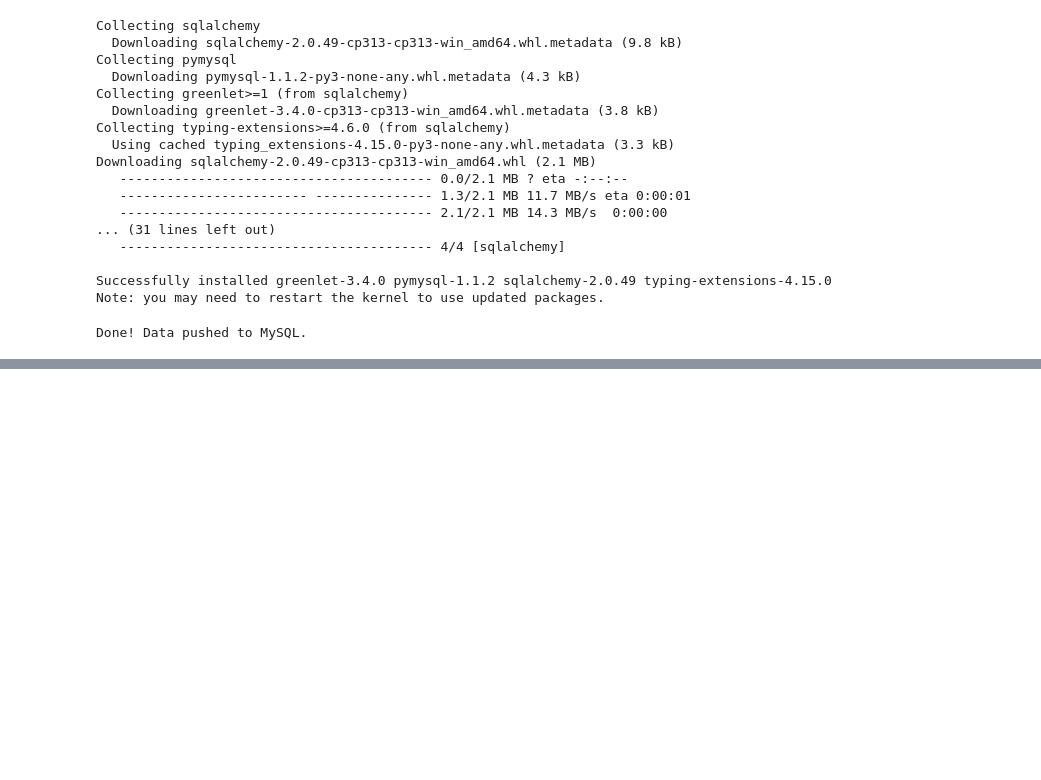
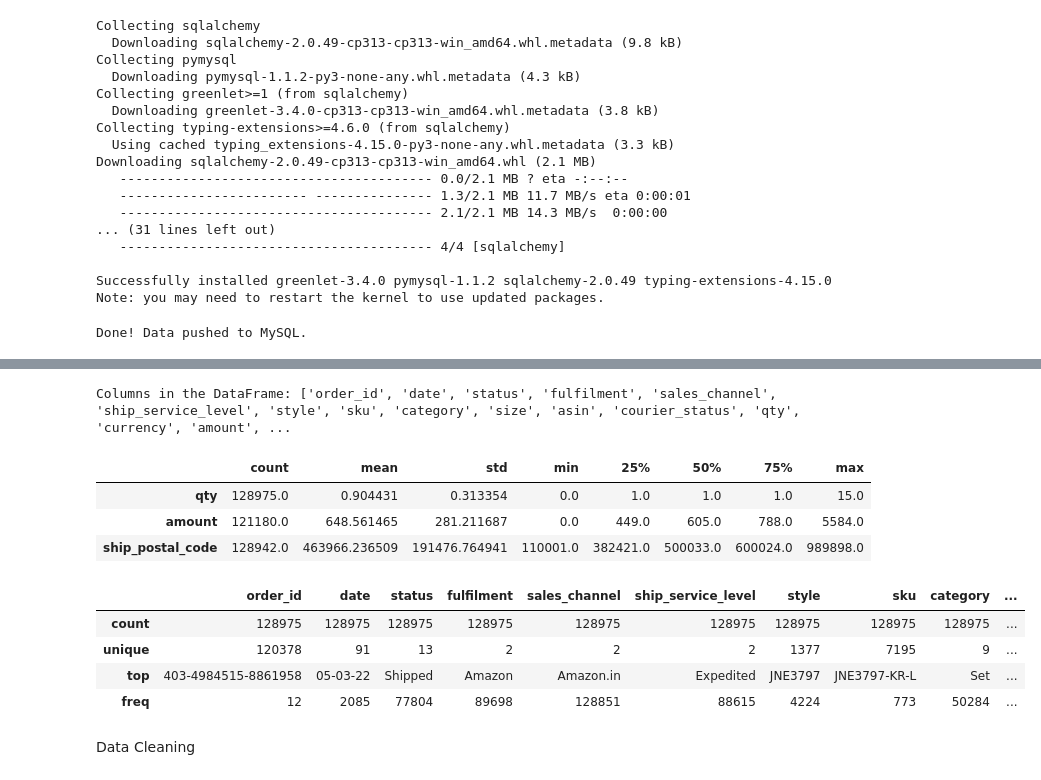
Before and after one commit to AbhishekSohal/Ecommerce_Dashboard, a Jupyter notebook: amazon_analysis.ipynb, the cells around one changed output, grey strips where cells are left out. Drawn from its saved outputs; the diff is of its cells as text; code cells hidden in the pictures; blank space fills up the shorter version.

```diff
--- a/amazon_analysis.ipynb
+++ b/amazon_analysis.ipynb
@@ -48,0 +107,23 @@ Done! Data pushed to MySQL.
+# %%
+df.columns=df.columns.str.strip().str.lower().str.replace(' ','_').str.replace('-','_')
+print(f"Columns in the DataFrame: {df.columns.tolist()}")
+# %% [output]
+Columns in the DataFrame: ['order_id', 'date', 'status', 'fulfilment', 'sales_channel', 'ship_service_level', 'style', 'sku', 'category', 'size', 'asin', 'courier_status', 'qty', 'currency', 'amount', ...
+# %%
+df.describe().T
+# %% [output]
+|  | count | mean | std | min | 25% | 50% | 75% | max |
+| qty | 128975.0 | 0.904431 | 0.313354 | 0.0 | 1.0 | 1.0 | 1.0 | 15.0 |
+| amount | 121180.0 | 648.561465 | 281.211687 | 0.0 | 449.0 | 605.0 | 788.0 | 5584.0 |
+| ship_postal_code | 128942.0 | 463966.236509 | 191476.764941 | 110001.0 | 382421.0 | 500033.0 | 600024.0 | 989898.0 |
+# %%
+#Descriptive statistics for categorical columns
+df.describe(include='O')
+# %% [output]
+|  | order_id | date | status | fulfilment | sales_channel | ship_service_level | style | sku | category | ... |
+| count | 128975 | 128975 | 128975 | 128975 | 128975 | 128975 | 128975 | 128975 | 128975 | ... |
+| unique | 120378 | 91 | 13 | 2 | 2 | 2 | 1377 | 7195 | 9 | ... |
+| top | 403-4984515-8861958 | 05-03-22 | Shipped | Amazon | Amazon.in | Expedited | JNE3797 | JNE3797-KR-L | Set | ... |
+| freq | 12 | 2085 | 77804 | 89698 | 128851 | 88615 | 4224 | 773 | 50284 | ... |
+# %% [markdown]
+Data Cleaning
```
Also changed, not shown: parts of 12 cells of this notebook, 2 other files.
